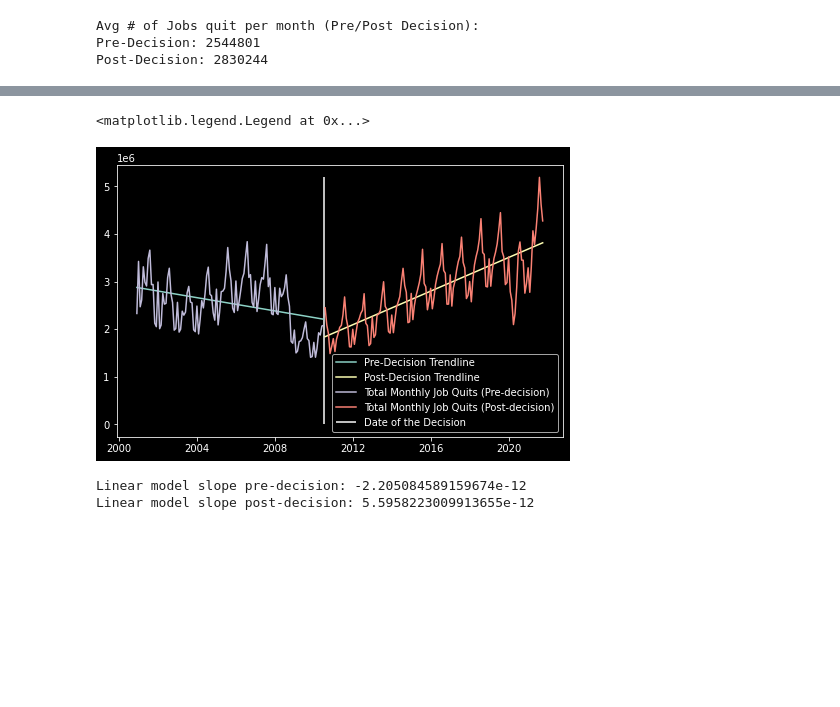
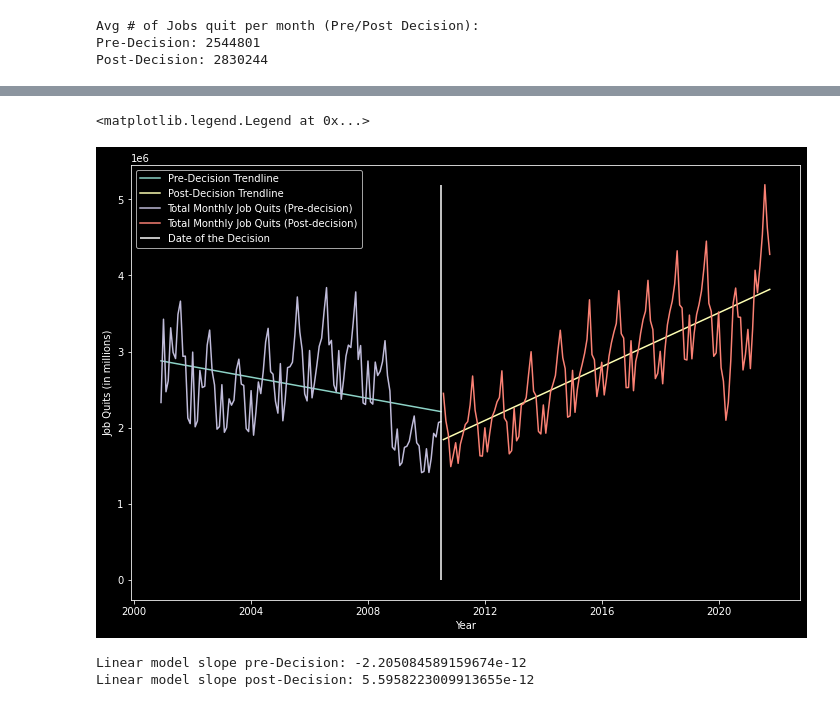
Before and after one commit to andrewbowen19/nbaGreatResignation, a Jupyter notebook: job_data_vis.ipynb, the cells around one changed output, grey strips where cells are left out. Drawn from its saved outputs; the diff is of its cells as text; code cells hidden in the pictures; blank space fills up the shorter version.

```diff
--- a/job_data_vis.ipynb
+++ b/job_data_vis.ipynb
@@ -84,19 +85,8 @@ from scipy.optimize import curve_fit
 def linModel(m,x,b):
     return m*x + b
 # %%
-# df['date_unix'] = pd.Timestamp(df['date']).timestamp()
-df['timestamp']= df['date'].astype('int64')
-
-# Generating fit from datetime/quits series
-fitCoeffs, fitCovariances = curve_fit(linModel, df.timestamp, df.total_quits)
-
-print(fitCoeffs, fitCovariances)
-
-m = fitCoeffs[0]
-b = fitCoeffs[1]
-
-# Pre-decision
-pre_decision['timestamp']= pre_decision['date'].astype('int64')
+# Pre-decision model
+pre_decision['timestamp'] = pre_decision['date'].view('int64')
 
 # Generating fit from datetime/quits series
 fitCoeffs_pre, fitCovariances_pre = curve_fit(linModel, pre_decision.timestamp, pre_decision.total_quits)
@@ -106,8 +96,8 @@ print(fitCoeffs_pre, fitCovariances_pre)
 m_pre = fitCoeffs_pre[0]
 b_pre = fitCoeffs_pre[1]
 
-# Post-decision
-post_decision['timestamp']= post_decision['date'].astype('int64')
+# Post-decision model
+post_decision['timestamp'] = post_decision['date'].view('int64')
 
 # Generating fit from datetime/quits series
 fitCoeffs_post, fitCovariances_post = curve_fit(linModel, post_decision.timestamp, post_decision.total_quits)
@@ -126,22 +124,25 @@ b_post = fitCoeffs_post[1]
 # %%
-f,ax = plt.subplots(figsize=(8,5))
+f,ax = plt.subplots(figsize=(12,8))
 ax.plot(pre_decision['date'], linModel(m_pre, pre_decision.timestamp, b_pre), label='Pre-Decision Trendline')
 ax.plot(post_decision['date'], linModel(m_post, post_decision.timestamp, b_post), label='Post-Decision Trendline')
 
 # Plot actual job quit numbers with models
 ax.plot(pre_decision['date'], pre_decision['total_quits'], label='Total Monthly Job Quits (Pre-decision)')
 ax.plot(post_decision['date'], post_decision['total_quits'], label='Total Monthly Job Quits (Post-decision)')
 
 ax.vlines(the_decision, ymin=0, ymax=np.max(df['total_quits']), label='Date of the Decision')
+
+ax.set_xlabel('Year')
+ax.set_ylabel('Job Quits (in millions)')
 ax.legend()
 # %% [output]
 <matplotlib.legend.Legend at 0x...>
-[figure, old version]
+[figure, new version]
 # %%
 # Printing out
 
-print(f'Linear model slope pre-decision: {m_pre}')
-print(f'Linear model slope post-decision: {m_post}')
+print(f'Linear model slope pre-Decision: {m_pre}')
+print(f'Linear model slope post-Decision: {m_post}')
 # %% [output]
-Linear model slope pre-decision: -2.205084589159674e-12
-Linear model slope post-decision: 5.5958223009913655e-12
+Linear model slope pre-Decision: -2.205084589159674e-12
+Linear model slope post-Decision: 5.5958223009913655e-12
```
Also changed, not shown: parts of 15 cells of this notebook, 6 other files.
